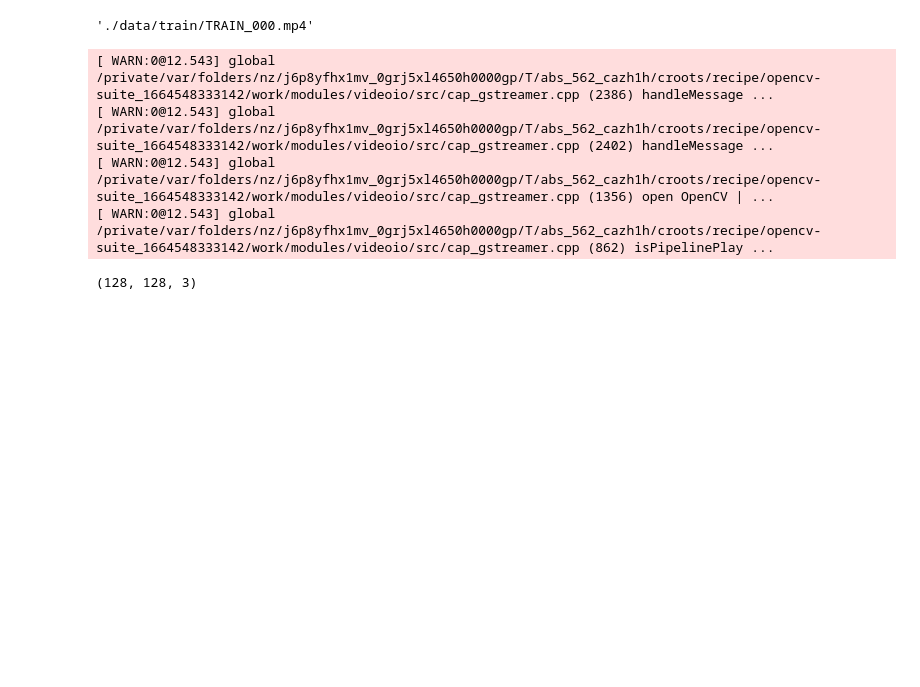
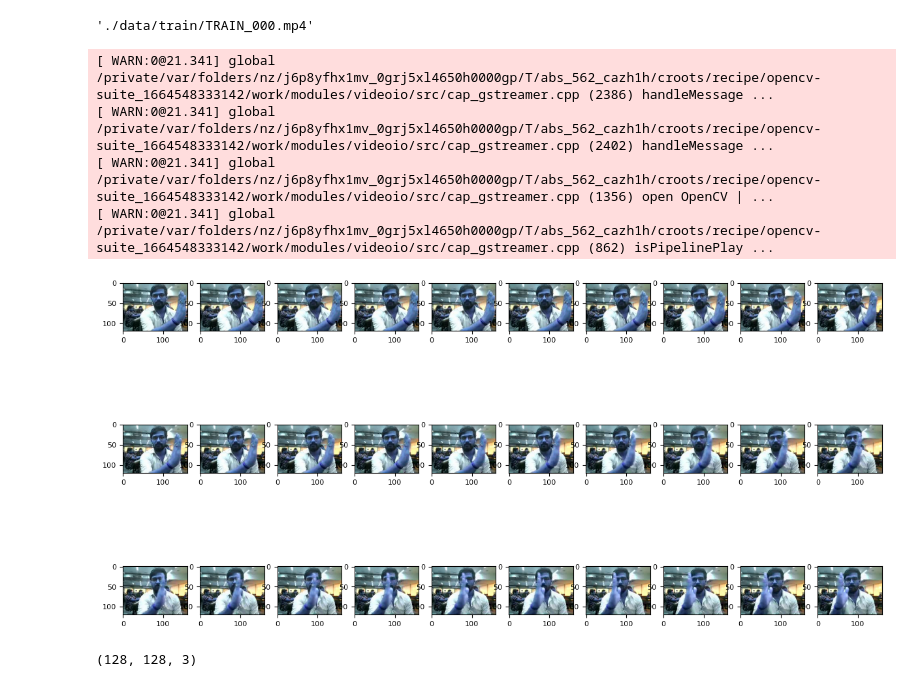
Before and after one commit to SangHui48/dacon_hand_gesture_detect_modeling, a Jupyter notebook: baseline_to_tensorflow.ipynb, the cells around one changed output. Saved outputs shown, nothing was run; the diff lists cells and outputs as text; code cells hidden in the pictures; blank space fills up the shorter version.

```diff
--- a/baseline_to_tensorflow.ipynb
+++ b/baseline_to_tensorflow.ipynb
@@ -128,20 +137,29 @@ file_path
 # %% [output]
 './data/train/TRAIN_000.mp4'
 # %%
+import matplotlib.gridspec as gridspec
+
+mpl.rc('font', size=8)
+plt.figure(figsize=(15,  8))
+grid = gridspec.GridSpec(3, 10)
+
 # 1초에 30프레임
 
 frames = []
 cap = cv2.VideoCapture(file_path) # 영상 불러오기 30프레임 리턴됨.
-for _ in range(CFG['FPS']): # 프레임 단위로 짤라서 반복문안에서 처리
-    _, img = cap.read() # 30프레임중에 한개씩
+for i in range(CFG['FPS']): # 프레임 단위로 짤라서 반복문안에서 처리
+    _, img = cap.read()# 30프레임중에 한개씩
+    ax = plt.subplot(grid[i])
+    ax.imshow(img)
     img = cv2.resize(img, (CFG['IMG_SIZE'], CFG['IMG_SIZE'])) # img 리사이징
     img = img / 255. # 픽셀값 정규화 RGB 별로 각각 0~255 사이의 값을 가지는 픽셀값의 array들을 0~1 사이값으로 정규화
     frames.append(img)
 # %% [output]
-[ WARN:0@12.543] global /private/var/folders/nz/j6p8yfhx1mv_0grj5xl4650h0000gp/T/abs_562_cazh1h/croots/recipe/opencv-suite_1664548333142/work/modules/videoio/src/cap_gstreamer.cpp (2386) handleMessage ...
-[ WARN:0@12.543] global /private/var/folders/nz/j6p8yfhx1mv_0grj5xl4650h0000gp/T/abs_562_cazh1h/croots/recipe/opencv-suite_1664548333142/work/modules/videoio/src/cap_gstreamer.cpp (2402) handleMessage ...
-[ WARN:0@12.543] global /private/var/folders/nz/j6p8yfhx1mv_0grj5xl4650h0000gp/T/abs_562_cazh1h/croots/recipe/opencv-suite_1664548333142/work/modules/videoio/src/cap_gstreamer.cpp (1356) open OpenCV | ...
-[ WARN:0@12.543] global /private/var/folders/nz/j6p8yfhx1mv_0grj5xl4650h0000gp/T/abs_562_cazh1h/croots/recipe/opencv-suite_1664548333142/work/modules/videoio/src/cap_gstreamer.cpp (862) isPipelinePlay ...
+[ WARN:0@21.341] global /private/var/folders/nz/j6p8yfhx1mv_0grj5xl4650h0000gp/T/abs_562_cazh1h/croots/recipe/opencv-suite_1664548333142/work/modules/videoio/src/cap_gstreamer.cpp (2386) handleMessage ...
+[ WARN:0@21.341] global /private/var/folders/nz/j6p8yfhx1mv_0grj5xl4650h0000gp/T/abs_562_cazh1h/croots/recipe/opencv-suite_1664548333142/work/modules/videoio/src/cap_gstreamer.cpp (2402) handleMessage ...
+[ WARN:0@21.341] global /private/var/folders/nz/j6p8yfhx1mv_0grj5xl4650h0000gp/T/abs_562_cazh1h/croots/recipe/opencv-suite_1664548333142/work/modules/videoio/src/cap_gstreamer.cpp (1356) open OpenCV | ...
+[ WARN:0@21.341] global /private/var/folders/nz/j6p8yfhx1mv_0grj5xl4650h0000gp/T/abs_562_cazh1h/croots/recipe/opencv-suite_1664548333142/work/modules/videoio/src/cap_gstreamer.cpp (862) isPipelinePlay ...
+[figure, added]
 # %%
 frames[1].shape
 # %% [output]
```
Also changed, not shown: parts of 13 cells of this notebook.
